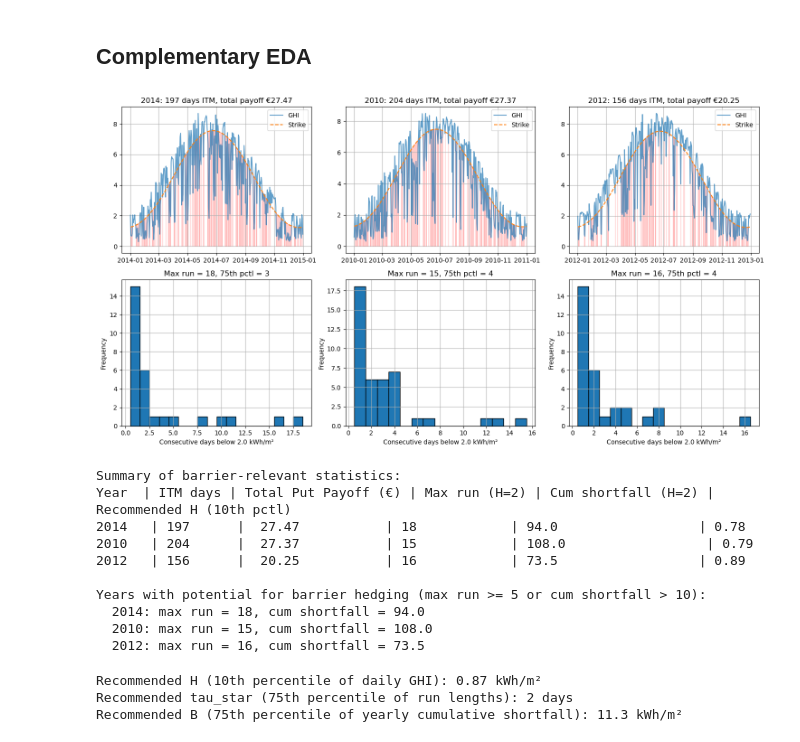
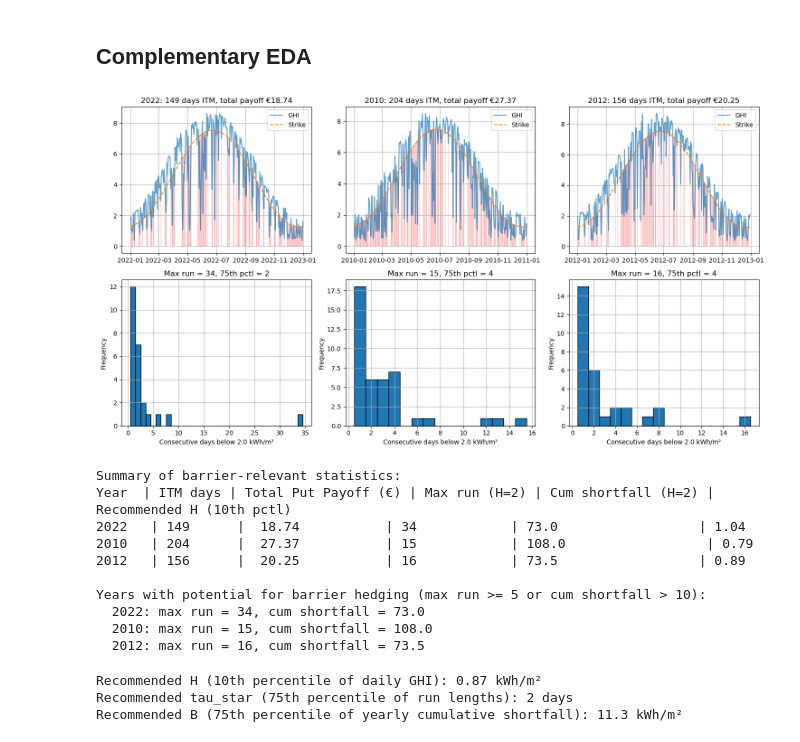
Before and after one commit to rafafvs/solar_python, a Jupyter notebook: vignettespy/notebook-barriers-products.ipynb, the cells around one changed output. Cells and saved outputs as stored; diff of their text form; code cells hidden in the pictures.

```diff
--- a/vignettespy/notebook-barriers-products.ipynb
+++ b/vignettespy/notebook-barriers-products.ipynb
@@ -34,8 +34,8 @@ theta=0.8570, alpha=0.0001, beta=0.9129
 # %%
-df_2014 = df[df['Year'] == 2014].sort_values('date').reset_index(drop=True)
-print(f'Computing {len(df_2014)} daily SoRad prices for 2014...')
-K_arr  = np.array([daily_strike(row['date'], cal) for _, row in df_2014.iterrows()])
-R_arr  = df_2014['GHI'].values
+df_2022 = df[df['Year'] == 2022].sort_values('date').reset_index(drop=True)
+print(f'Computing {len(df_2022)} daily SoRad prices for 2022...')
+K_arr  = np.array([daily_strike(row['date'], cal) for _, row in df_2022.iterrows()])
+R_arr  = df_2022['GHI'].values
 cf_u = unhedged_cf(R_arr)                       # raw buyer revenue
 cf_b = benchmark_cf(K_arr)                       # seasonal benchmark (black curve)
 mape(cf_u, cf_b)
@@ -142,7 +142,7 @@ legend_patches = [
     mpatches.Patch(color='#2ecc71', label='R_n >= K_n'),
     mpatches.Patch(color='#e74c3c', label='R_n < K_n'),
 ]
-dates_dense = pd.date_range('2014-01-01', '2014-12-31', freq='D')
+dates_dense = pd.date_range('2022-01-01', '2022-12-31', freq='D')
 K_dense = np.array([daily_strike(d, cal) for d in dates_dense])  # need cal, but we can compute from K_daily if not available
 cfb_dense = benchmark_cf(K_dense)
 days_dense = np.arange(1, len(dates_dense)+1)
@@ -185,9 +185,9 @@ Plot saved.
 # Easily switch TEST_YEAR to 2010 (cloudy) to see non-zero Nc
 # =============================================================================
 # NOTE: re-runs simulation if TEST_YEAR differs from the one already in memory.
-# Set TEST_YEAR = 2014 to reproduce the original (expected Nc = 0, sunny year).
+# Set TEST_YEAR = 2022 to reproduce the original applied-year behavior.
 # Set TEST_YEAR = 2010 for a cloudy year with meaningful hedging.
-TEST_YEAR = 2014     # <-- change to 2010 to see Nc > 0
+TEST_YEAR = 2022     # <-- change to 2010 to see Nc > 0
 
 import numpy as np
 import pandas as pd
@@ -500,7 +500,7 @@ legend_patches = [
     mpatches.Patch(color='#2ecc71', label='R_n >= K_n'),
     mpatches.Patch(color='#e74c3c', label='R_n < K_n'),
 ]
-dates_dense = pd.date_range('2014-01-01', '2014-12-31', freq='D')
+dates_dense = pd.date_range('2022-01-01', '2022-12-31', freq='D')
 K_dense = np.array([daily_strike(d, cal) for d in dates_dense])  # need cal, but we can compute from K_daily if not available
 cfb_dense = benchmark_cf(K_dense)
 days_dense = np.arange(1, len(dates_dense)+1)
@@ -774,7 +774,7 @@ df = df.drop(columns=['H0']).copy()
 LATITUDE = 44.4949
 
 # Choose years to compare
-years = [2014, 2010, 2012]  # sunny and cloudy years
+years = [2022, 2010, 2012]  # sunny and cloudy years
 results = {}
 
 for year in years:
@@ -856,42 +856,42 @@ for i, year in enumerate(years):
         ax.hist(run_lengths, bins=np.arange(0.5, max(run_lengths)+1.5, 1), edgecolor='black')
         ax.set_xlabel('Consecutive days below 2.0 kWh/m²')
         ax.set_ylabel('Frequency')
         ax.set_title(f'Max run = {np.max(run_lengths)}, 75th pctl = {np.percentile(run_lengths, 75):.0f}')
     else:
         ax.text(0.5, 0.5, 'No runs below 2.0', ha='center', va='center')
         ax.set_title('No runs')
     ax.grid(True)
 
 plt.tight_layout()
 plt.show()
 
 # Print summary table
 print("\nSummary of barrier-relevant statistics:")
 print("Year  | ITM days | Total Put Payoff (€) | Max run (H=2) | Cum shortfall (H=2) | Recommended H (10th pctl)")
 for year in years:
     res = results[year]
     R = res['R']
     H_recommend = np.percentile(R, 10)
     max_run = res['run_stats'][2.0]['max']
     cum_short = res['cum_short_stats'][2.0]
     print(f"{year}   | {res['days_itm']:3d}      | {res['total_payoff']:6.2f}           | {max_run:2d}            | {cum_short:.1f}                  | {H_recommend:.2f}")
 
 # Identify which years have substantial runs and shortfalls
 print("\nYears with potential for barrier hedging (max run >= 5 or cum shortfall > 10):")
 for year in years:
     res = results[year]
     if res['run_stats'][2.0]['max'] >= 5 or res['cum_short_stats'][2.0] > 10:
         print(f"  {year}: max run = {res['run_stats'][2.0]['max']}, cum shortfall = {res['cum_short_stats'][2.0]:.1f}")
 # %% [output]
-[figure, old version]
+[figure, new version]
 Summary of barrier-relevant statistics:
 Year  | ITM days | Total Put Payoff (€) | Max run (H=2) | Cum shortfall (H=2) | Recommended H (10th pctl)
-2014   | 197      |  27.47           | 18            | 94.0                  | 0.78
+2022   | 149      |  18.74           | 34            | 73.0                  | 1.04
 2010   | 204      |  27.37           | 15            | 108.0                  | 0.79
 2012   | 156      |  20.25           | 16            | 73.5                  | 0.89
 
 Years with potential for barrier hedging (max run >= 5 or cum shortfall > 10):
-  2014: max run = 18, cum shortfall = 94.0
+  2022: max run = 34, cum shortfall = 73.0
   2010: max run = 15, cum shortfall = 108.0
   2012: max run = 16, cum shortfall = 73.5
 # %%
```
Also changed, not shown: parts of 5 cells of this notebook, 1 other file.
